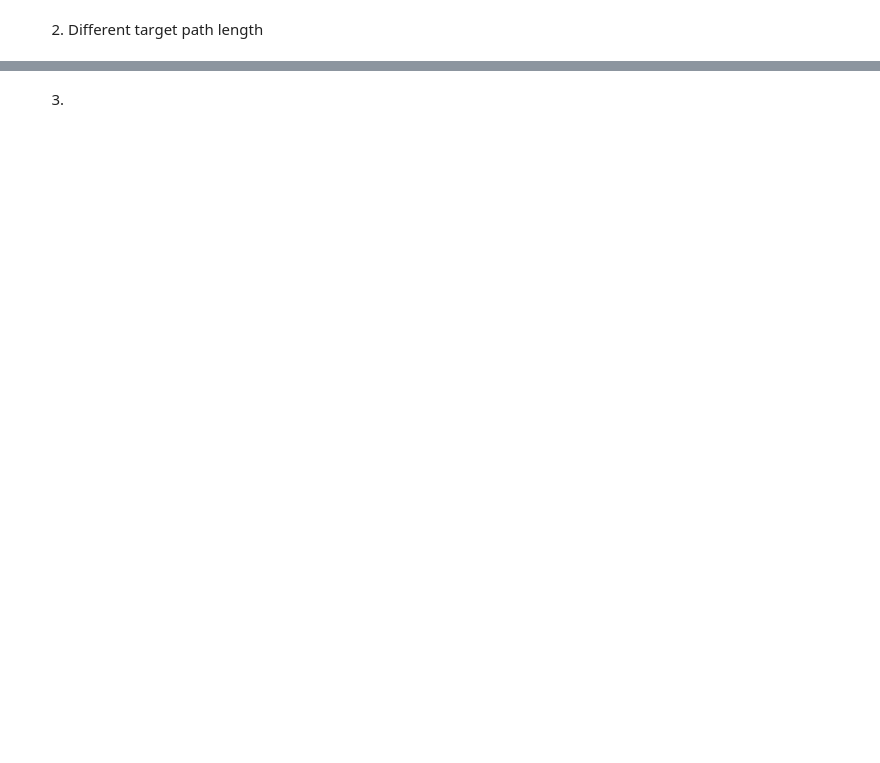
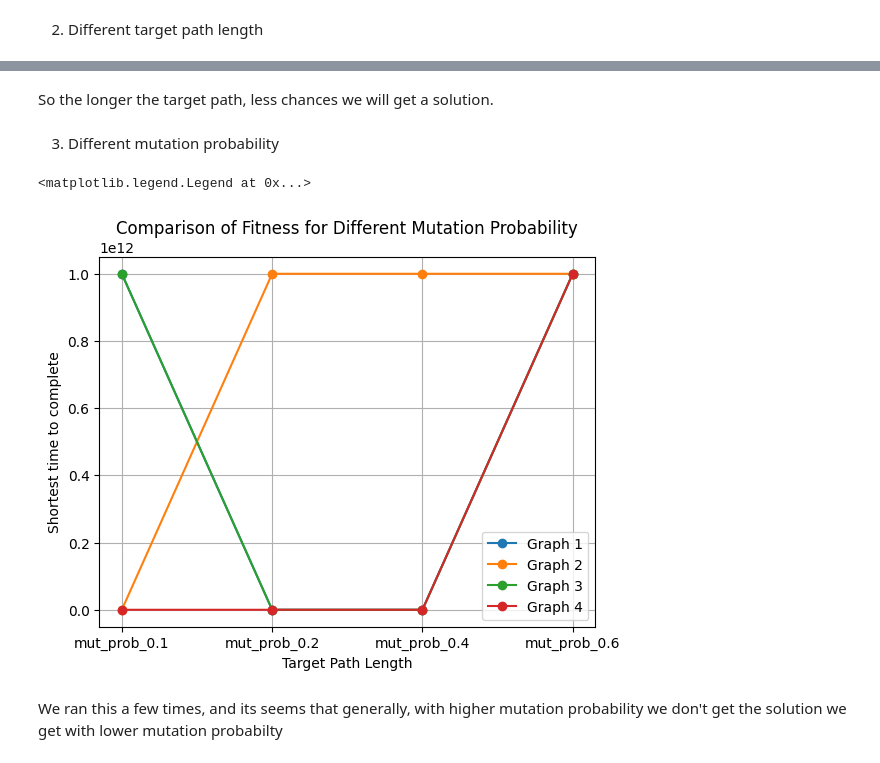
Before and after one commit to Favstina/IntelligentSystems-Assigment_1, a Jupyter notebook: Report.ipynb, the cells around one changed output, grey strips where cells are left out. Drawn from its saved outputs; the diff is of its cells as text; code cells hidden in the pictures; blank space fills up the shorter version.

Commit message:
3. task rezultati

```diff
--- a/Report.ipynb
+++ b/Report.ipynb
@@ -243,2 +251,23 @@ plt.legend()
-# %% [markdown]
-3.
+# %% [markdown]
+So the longer the target path, less chances we will get a solution.
+# %% [markdown]
+3. Different mutation probability
+# %%
+df = pd.read_csv("Task3/MutProbResults.csv")
+
+# transpose to get a function
+df_transposed = df.T
+
+for i, row in enumerate(df_transposed.columns):
+    plt.plot(df_transposed.index, df_transposed[row], marker="o", label=f"Graph {i+1}")
+
+plt.xlabel("Target Path Length")
+plt.ylabel("Shortest time to complete")
+plt.title("Comparison of Fitness for Different Mutation Probability")
+plt.grid(True)
+plt.legend()
+# %% [output]
+<matplotlib.legend.Legend at 0x...>
+[figure, added]
+# %% [markdown]
+We ran this a few times, and its seems that generally, with higher mutation probability we don't get the solution we get with lower mutation probabilty
```
Also changed, not shown: parts of 5 cells of this notebook, 3 other files.
